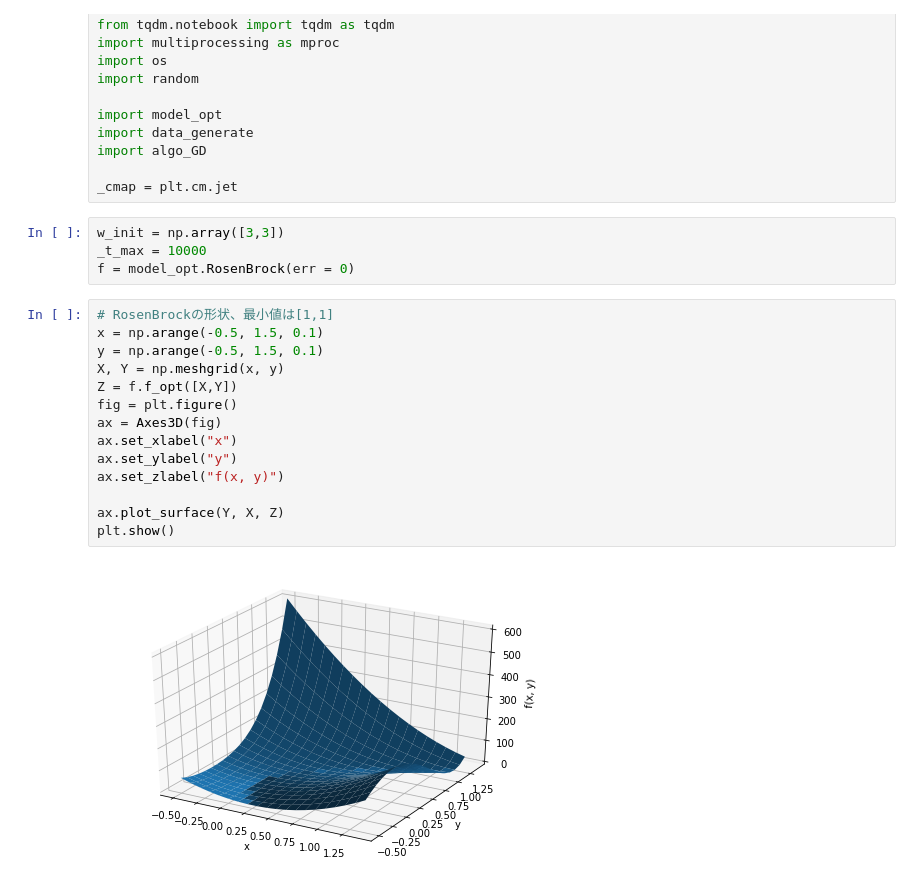
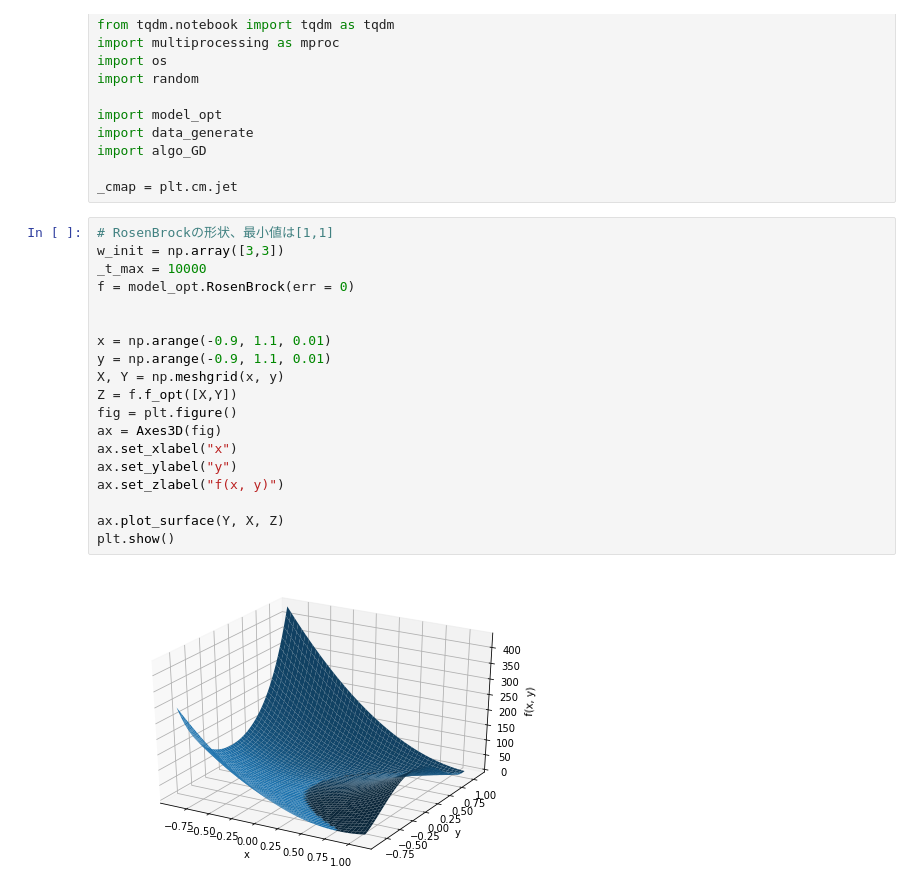
Before and after one commit to NaokiNakamichi/ML, a Jupyter notebook: GD/multiprocess_SGD.ipynb, the cells around one changed output. Cells and saved outputs as stored; diff of their text form.

```diff
--- a/GD/multiprocess_SGD.ipynb
+++ b/GD/multiprocess_SGD.ipynb
@@ -17,26 +17,27 @@ import data_generate
 import algo_GD
 
 _cmap = plt.cm.jet
-# %%
-w_init = np.array([3,3])
-_t_max = 10000
-f = model_opt.RosenBrock(err = 0)
 # %%
 # RosenBrockの形状、最小値は[1,1]
-x = np.arange(-0.5, 1.5, 0.1)
-y = np.arange(-0.5, 1.5, 0.1)
+w_init = np.array([3,3])
+_t_max = 10000
+f = model_opt.RosenBrock(err = 0)
+
+
+x = np.arange(-0.9, 1.1, 0.01)
+y = np.arange(-0.9, 1.1, 0.01)
 X, Y = np.meshgrid(x, y)
 Z = f.f_opt([X,Y])
 fig = plt.figure()
 ax = Axes3D(fig)
 ax.set_xlabel("x")
 ax.set_ylabel("y")
 ax.set_zlabel("f(x, y)")
 
 ax.plot_surface(Y, X, Z)
 plt.show()
 # %% [output]
-[figure, old version]
+[figure, new version]
 # %%
 # エラーなしのRosenBrockのSGD
 
```
Also changed, not shown: parts of 8 cells of this notebook, 2 other files.
